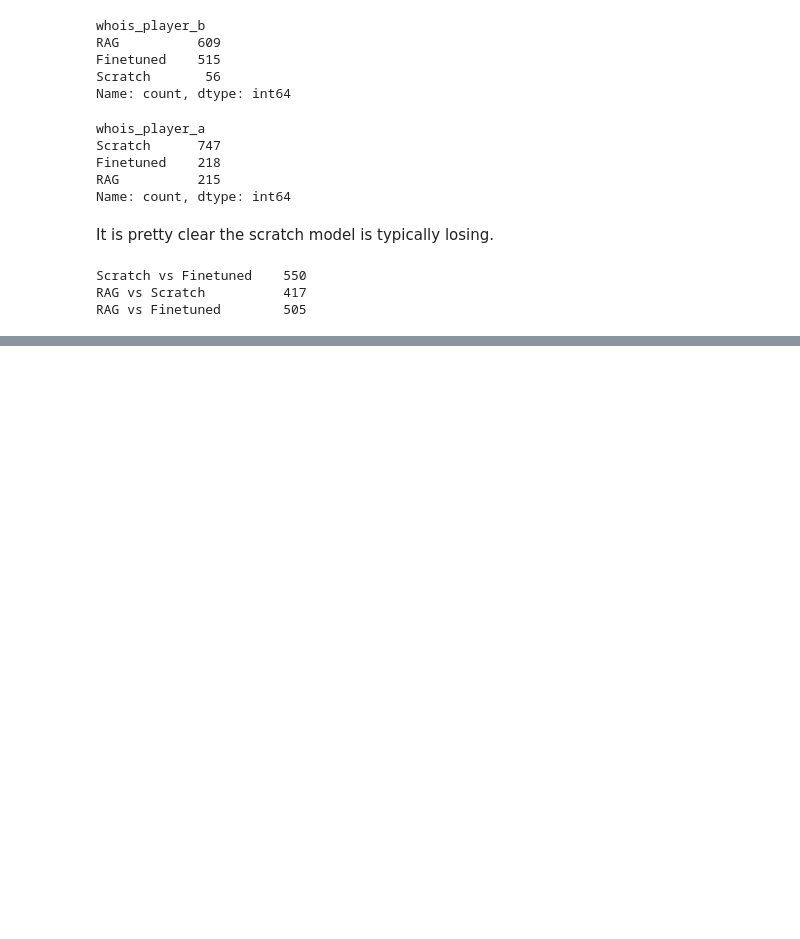
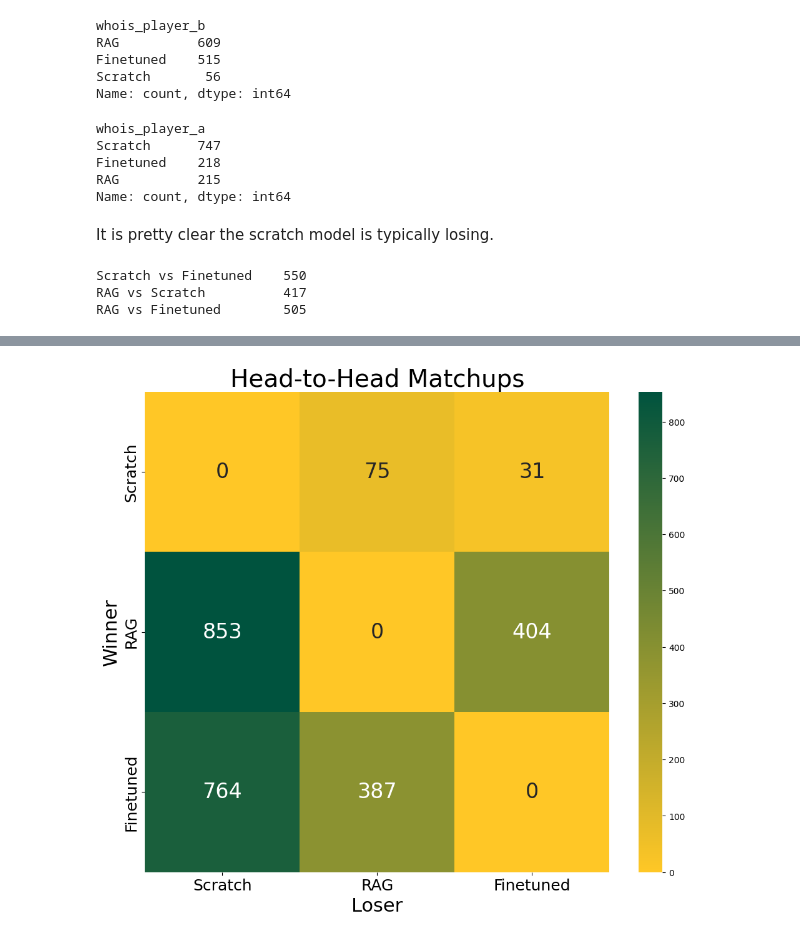
Before and after one commit to msaad02/honors-thesis, a Jupyter notebook: evaluate/4_eval_results.ipynb, the cells around one changed output, grey strips where cells are left out. Drawn from its saved outputs; the diff is of its cells as text; code cells hidden in the pictures; blank space fills up the shorter version.

```diff
--- a/evaluate/4_eval_results.ipynb
+++ b/evaluate/4_eval_results.ipynb
@@ -141,0 +243,30 @@ RAG vs Finetuned        505
+# %%
+import numpy as np
+import matplotlib.pyplot as plt
+import seaborn as sns
+from matplotlib.colors import LinearSegmentedColormap
+
+# Define the hex colors for green and yellow
+start_color = '#FFC726'  # Yellow
+end_color = '#00533E'    # Green
+
+# Create a colormap from green to yellow
+green_yellow_cmap = LinearSegmentedColormap.from_list("yellow_green", [start_color, end_color])
+
+# Assuming 'matchup_matrix' is your DataFrame for the heatmap
+
+plt.figure(figsize=(12, 10))
+heatmap = sns.heatmap(matchup_matrix, annot=True, cmap=green_yellow_cmap, fmt='g', annot_kws={'size': 24})
+plt.title('Head-to-Head Matchups', fontsize=28)
+plt.xlabel('Loser', fontsize=22)
+plt.ylabel('Winner', fontsize=22)
+plt.xticks(fontsize=18)
+plt.yticks(fontsize=18)
+
+# Optionally, save the figure with a transparent background
+plt.savefig('./head_to_head_heatmap_custom_transparent.png', bbox_inches='tight', transparent=True)
+
+# Display the plot
+plt.show()
+# %% [output]
+[figure, added]
```
Also changed, not shown: parts of 12 cells of this notebook, 2 other files.
